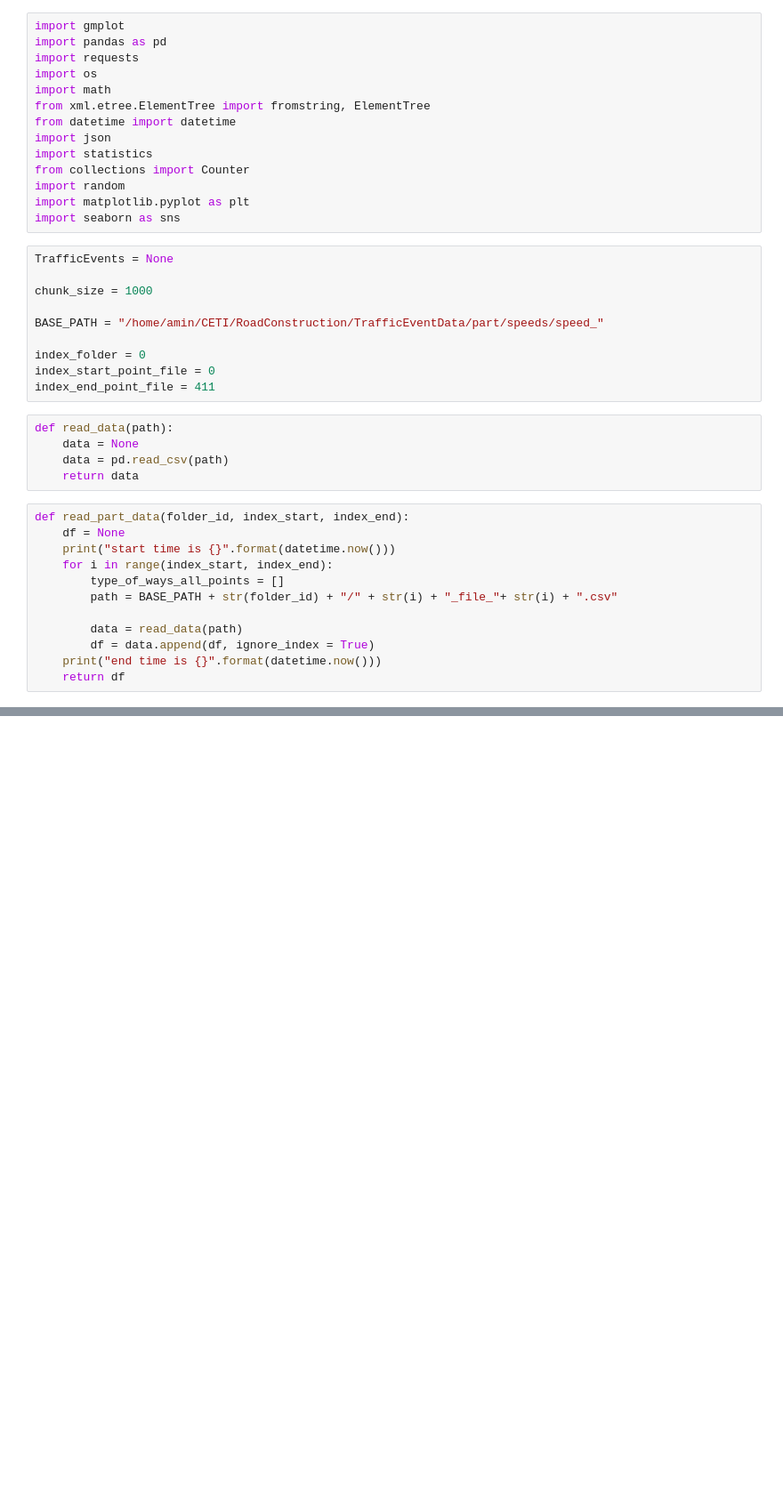
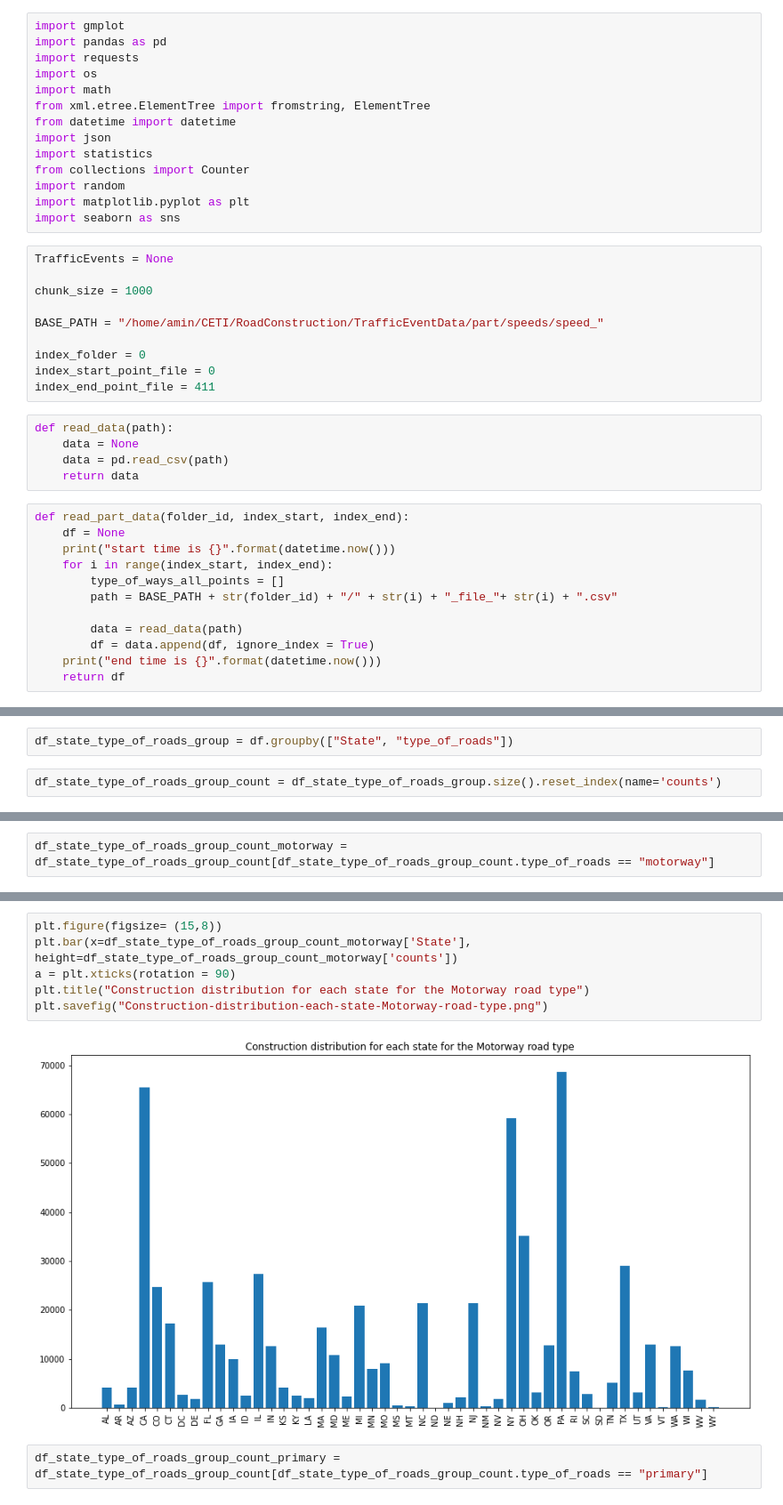
Before and after one commit to 7Amin/RoadConstructionPrediction, a Jupyter notebook: application/dataAnalysis/Constructions and Road Type.ipynb, the cells around one changed output, grey strips where cells are left out. Shown at 89% size. Cells and saved outputs as stored; diff of their text form; blank space fills up the shorter version.

```diff
--- a/application/dataAnalysis/Constructions and Road Type.ipynb
+++ b/application/dataAnalysis/Constructions and Road Type.ipynb
@@ -61,0 +101,4 @@ df.shape
+# %%
+df_state_type_of_roads_group = df.groupby(["State", "type_of_roads"])
+# %%
+df_state_type_of_roads_group_count = df_state_type_of_roads_group.size().reset_index(name='counts')
@@ -61,0 +201,2 @@ df.shape
+# %%
+df_state_type_of_roads_group_count_motorway = df_state_type_of_roads_group_count[df_state_type_of_roads_group_count.type_of_roads == "motorway"]
@@ -61,0 +212,10 @@ df.shape
+# %%
+plt.figure(figsize= (15,8))
+plt.bar(x=df_state_type_of_roads_group_count_motorway['State'], height=df_state_type_of_roads_group_count_motorway['counts'])
+a = plt.xticks(rotation = 90)
+plt.title("Construction distribution for each state for the Motorway road type")
+plt.savefig("Construction-distribution-each-state-Motorway-road-type.png")
+# %% [output]
+[figure, added]
+# %%
+df_state_type_of_roads_group_count_primary = df_state_type_of_roads_group_count[df_state_type_of_roads_group_count.type_of_roads == "primary"]
```
Also changed, not shown: parts of 74 cells of this notebook, 3 other files.
